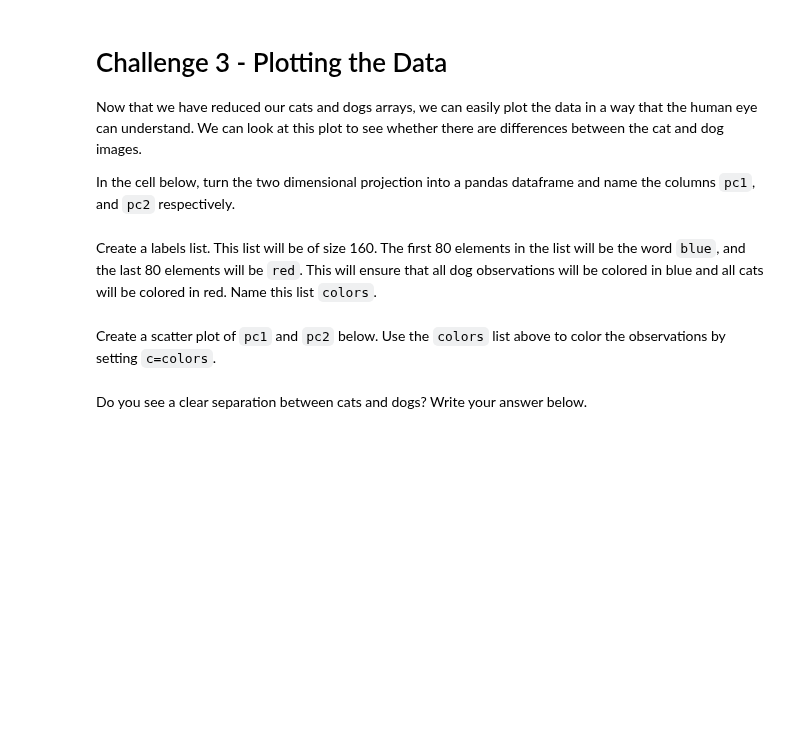
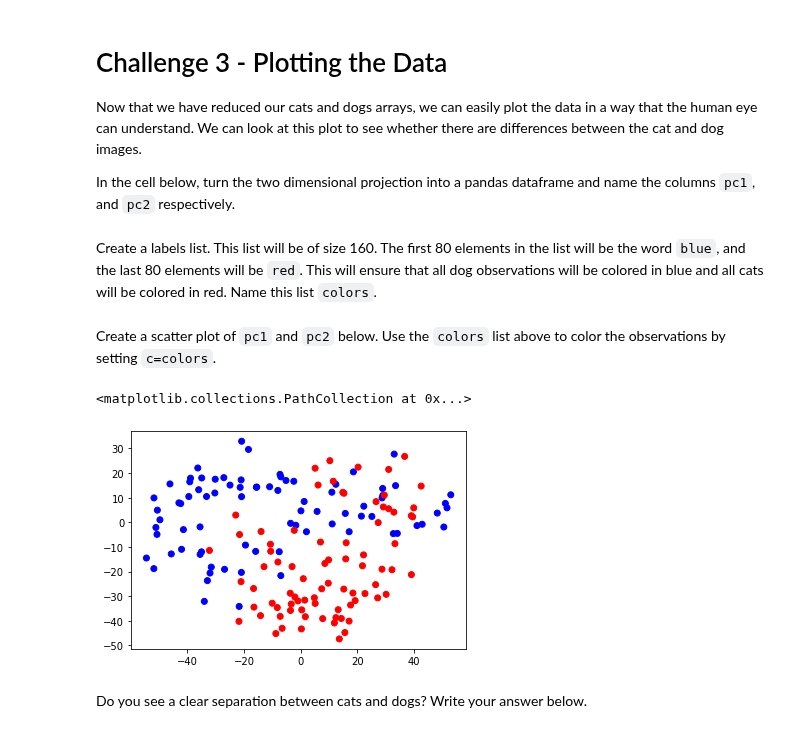
Before and after one commit to ta-datapt-bcn/lab-pca, a Jupyter notebook: your-code/main.ipynb, the cells around one changed output. Saved outputs shown, nothing was run; the diff lists cells and outputs as text; code cells hidden in the pictures; blank space fills up the shorter version.

```diff
--- a/your-code/main.ipynb
+++ b/your-code/main.ipynb
@@ -78,2 +106,4 @@ Use `numpy` to find to transpose the standardized pet array. This will help us c
+# %%
+std_cats_dogs_T = np.transpose(std_cats_dogs)
 # %% [markdown]
 Find the dot product of the transposed standardized pet matrix and the `factors` of the `PCA` model found above. This will be the projection onto 2 dimensions. This means that each cat and dog image will now only have two columns instead of 4096.
@@ -82,3 +110,5 @@ Find the dot product of the transposed standardized pet matrix and the `factors`
+# %%
+projection = np.dot(std_cats_dogs_T, pc.factors)
 # %% [markdown]
 # Challenge 3 - Plotting the Data
 
@@ -90,2 +118,4 @@ In the cell below, turn the two dimensional projection into a pandas dataframe a
+# %%
+df = pd.DataFrame(projection, columns=['pc1', 'pc2'])
 # %% [markdown]
 Create a labels list. This list will be of size 160. The first 80 elements in the list will be the word `blue`, and the last 80 elements will be `red`. This will ensure that all dog observations will be colored in blue and all cats will be colored in red. Name this list `colors`.
@@ -94,2 +122,4 @@ Create a labels list. This list will be of size 160. The first 80 elements in th
+# %%
+colors = ['blue'] * 80 + ['red'] * 80
 # %% [markdown]
 Create a scatter plot of `pc1` and `pc2` below. Use the `colors` list above to color the observations by setting `c=colors`.
@@ -98,2 +126,7 @@ Create a scatter plot of `pc1` and `pc2` below. Use the `colors` list above to c
+# %%
+plt.scatter(x=df['pc1'], y=df['pc2'], c=colors)
+# %% [output]
+<matplotlib.collections.PathCollection at 0x...>
+[figure, added]
 # %% [markdown]
 Do you see a clear separation between cats and dogs? Write your answer below.
```
Also changed, not shown: parts of 31 cells of this notebook, 1 other file.
